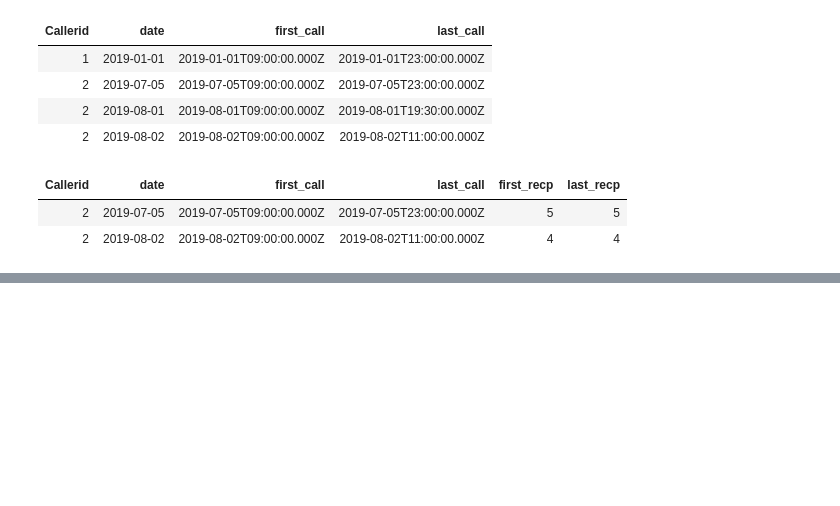
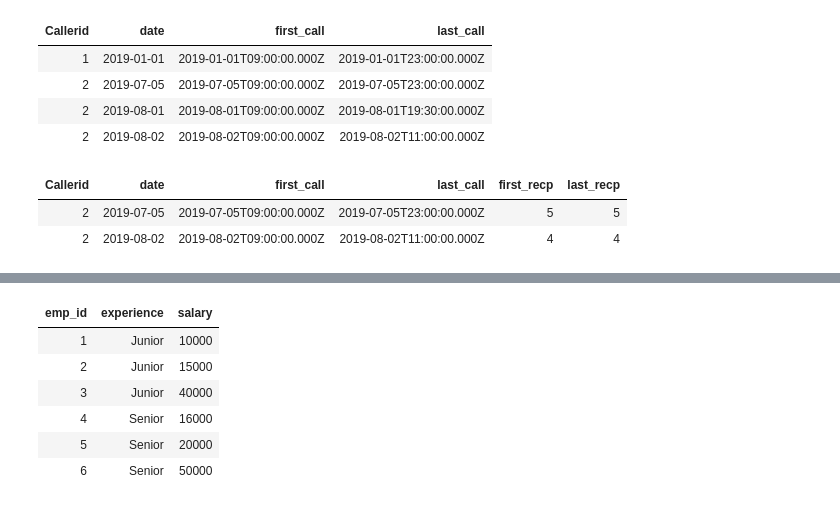
Before and after one commit to Rupam-1/SQL-Pyspark-practise_youtube, a Jupyter notebook: 05. PYSPARK - Part3.ipynb, the cells around one changed output, grey strips where cells are left out. Cells and saved outputs as stored; diff of their text form; code cells hidden in the pictures; blank space fills up the shorter version.

```diff
--- a/05. PYSPARK - Part3.ipynb
+++ b/05. PYSPARK - Part3.ipynb
@@ -455,0 +462,29 @@ final_df.display()
+# %%
+from pyspark.sql.types import *
+candidates_data = [
+    (1, "Junior", 10000),
+    (2, "Junior", 15000),
+    (3, "Junior", 40000),
+    (4, "Senior", 16000),
+    (5, "Senior", 20000),
+    (6, "Senior", 50000)
+]
+candidates_schema = StructType([
+    StructField("emp_id", IntegerType(), True),
+    StructField("experience", StringType(), True),
+    StructField("salary", IntegerType(), True)
+])
+candidates_df = spark.createDataFrame(
+    candidates_data,
+    schema=candidates_schema
+)
+candidates_df.write.mode("Overwrite").saveAsTable("candidates")
+candidates_df.display()
+# %% [output]
+| emp_id | experience | salary |
+| 1 | Junior | 10000 |
+| 2 | Junior | 15000 |
+| 3 | Junior | 40000 |
+| 4 | Senior | 16000 |
+| 5 | Senior | 20000 |
+| 6 | Senior | 50000 |
```
Also changed, not shown: parts of 2 cells of this notebook, 1 other file.
